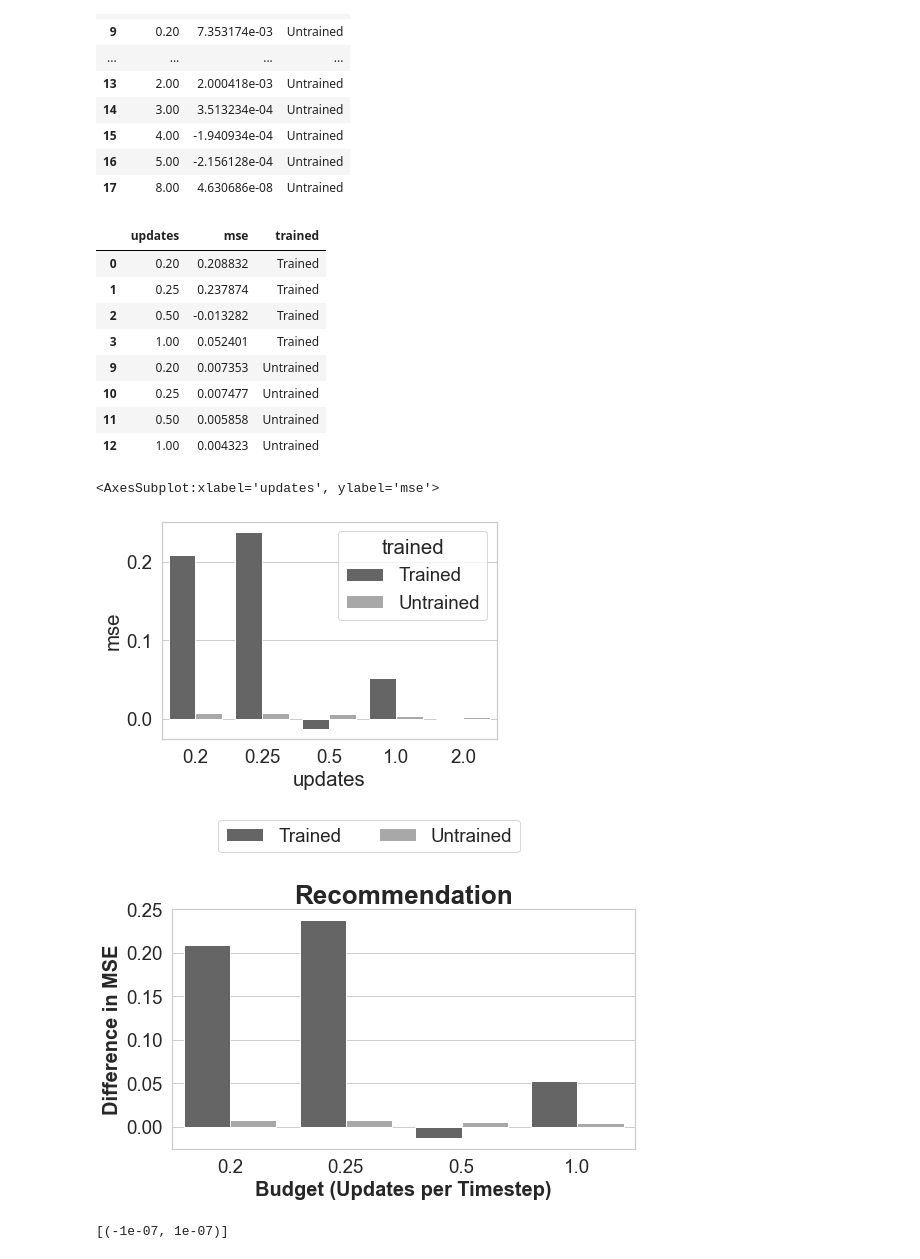
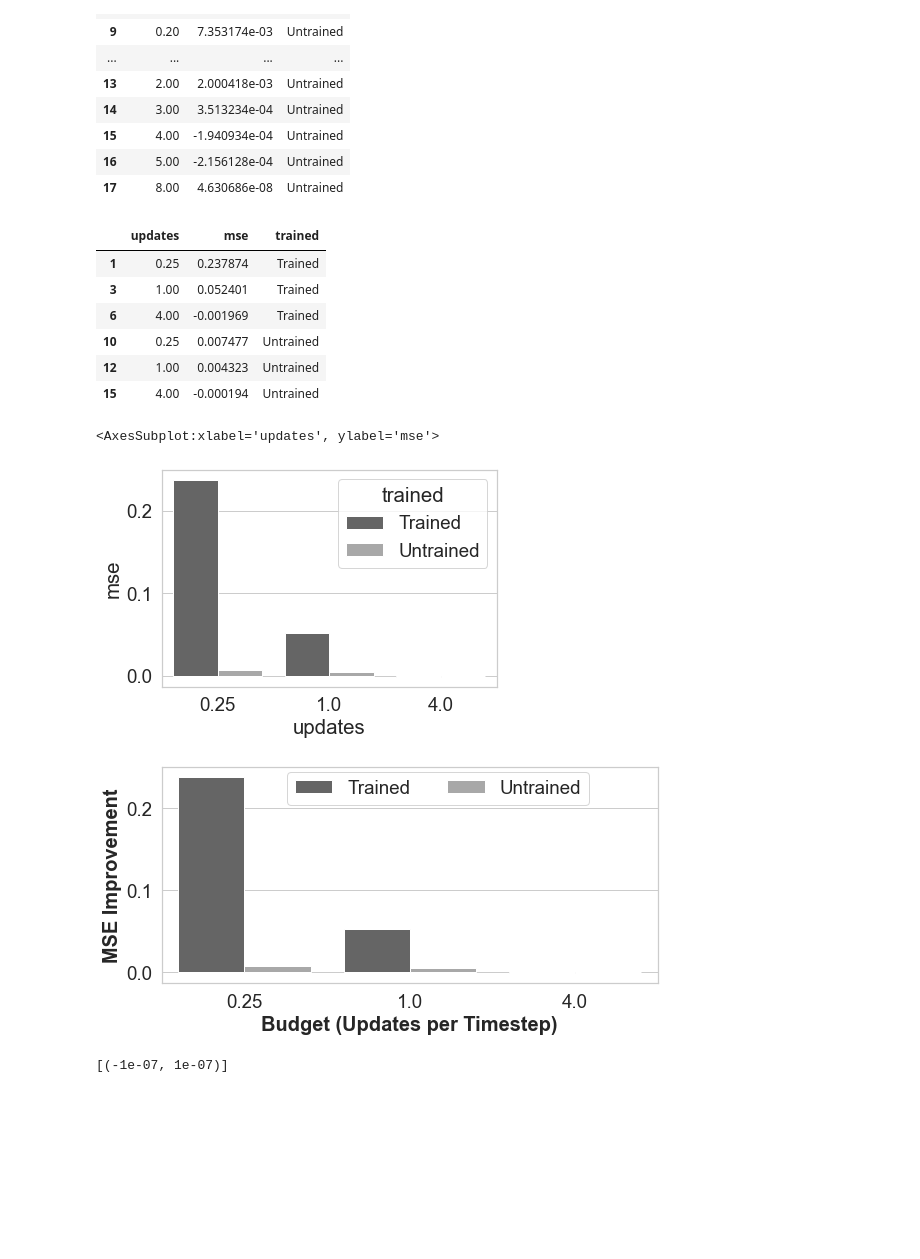
Before and after one commit to feature-store/experiments, a Jupyter notebook: nb/1026_Findings.ipynb, the cells around one changed output. Cells and saved outputs as stored; diff of their text form; code cells hidden in the pictures; blank space fills up the shorter version.

```diff
--- a/nb/1026_Findings.ipynb
+++ b/nb/1026_Findings.ipynb
@@ -1,4 +1,16 @@
 # %%
+import sys
+sys.path.insert(1, "../")
+from workloads.util import use_plots
+
+import seaborn as sns
+from matplotlib import pyplot as plt
+sns.set()
+
+import pandas as pd
+%load_ext autoreload
+%autoreload 2
+
 import pandas as pd
 from sklearn.metrics import mean_squared_error, mean_absolute_error
 import matplotlib.pyplot as plt
@@ -8,5 +20,3 @@ from tqdm import tqdm
 import os
 
 import seaborn as sns
-sns.set_theme(style="whitegrid")
-predictions = pd.read_csv("~/Downloads/predictions.csv")
@@ -12,0 +26,3 @@ predictions = pd.read_csv("~/Downloads/predictions.csv")
+# %%
+plots_dir = use_plots("ml-1m", download=False)
+predictions = pd.read_csv(f"{plots_dir}/predictions.csv")
@@ -59,7 +77,7 @@ overall_dataset_per_diff = min_past_error - error_cold_error
 # %% [markdown]
 Now we look at the dataset we've trained on, and whether that influences the percent error difference across policies.
 # %%
-past_updates =  pd.read_pickle('~/Downloads/past_updates-2.pkl')
+past_updates =  pd.read_pickle(f'{plots_dir}/past_updates.pkl')
 # %%
 trained_predictions = predictions[predictions['user_id'].isin(past_updates)]
 untrained_predictions = predictions[~predictions['user_id'].isin(past_updates)]
@@ -215,38 +233,38 @@ new_df
 | 16 | 5.00 | -2.156128e-04 | Untrained |
 | 17 | 8.00 | 4.630686e-08 | Untrained |
 # %%
-updates = [0.2, 0.25, .5, 1]
+updates = [0.25, 1, 4]
 trimmed_df = new_df[new_df.updates.isin(updates)]
 trimmed_df
 # %% [output]
 |  | updates | mse | trained |
-| 0 | 0.20 | 0.208832 | Trained |
 | 1 | 0.25 | 0.237874 | Trained |
-| 2 | 0.50 | -0.013282 | Trained |
 | 3 | 1.00 | 0.052401 | Trained |
-| 9 | 0.20 | 0.007353 | Untrained |
+| 6 | 4.00 | -0.001969 | Trained |
 | 10 | 0.25 | 0.007477 | Untrained |
-| 11 | 0.50 | 0.005858 | Untrained |
 | 12 | 1.00 | 0.004323 | Untrained |
+| 15 | 4.00 | -0.000194 | Untrained |
 # %%
 sns.barplot(data=trimmed_df, x="updates", y="mse", hue="trained", palette=hue_colors)
 # %% [output]
 <AxesSubplot:xlabel='updates', ylabel='mse'>
-[figure, old version]
+[figure, new version]
 # %%
-fig, axes = plt.subplots(1, 1, figsize=(8,5))
+fig, axes = plt.subplots(1, 1, figsize=(8,4))
 
 g0 = sns.barplot(data=trimmed_df, x="updates", y="mse", hue="trained", palette=hue_colors)
-axes.set(title="Recommendation", xlabel="Budget (Updates per Timestep)",  ylabel="MSE")
+#axes.set(title="Recommendation", xlabel="Budget (Updates per Timestep)",  ylabel="MSE")
 axes.set_xlabel("Budget (Updates per Timestep)", fontsize=20, fontweight="bold")
-axes.set_ylabel("Difference in MSE", fontsize=20, fontweight="bold")
-axes.set_title("Recommendation", fontsize=26, fontweight="bold")
+axes.set_ylabel("MSE Improvement", fontsize=20, fontweight="bold")
+#axes.set_title("Regret-Proportinal vs. Minimum-Past", fontsize=24)
 g0.legend_.remove()
 handles, labels = axes.get_legend_handles_labels()
-fig.legend(handles, labels, loc="lower center", ncol=len(labels), bbox_to_anchor=(0.5, 1))
+fig.legend(handles, labels, loc="lower center", ncol=len(labels), bbox_to_anchor=(0.6, 0.8))
 fig.tight_layout()
+
+fig.savefig('../data/plots/user.pdf', dpi=300, bbox_inches = "tight")
 # %% [output]
-[figure, old version]
+[figure, new version]
 # %%
 handles, labels = axes.get_legend_handles_labels()
 fig.legend(handles, labels, loc="lower center", ncol=len(labels), bbox_to_anchor=(0.5, 1))
```
Also changed, not shown: parts of 2 cells of this notebook, 3 other files.
